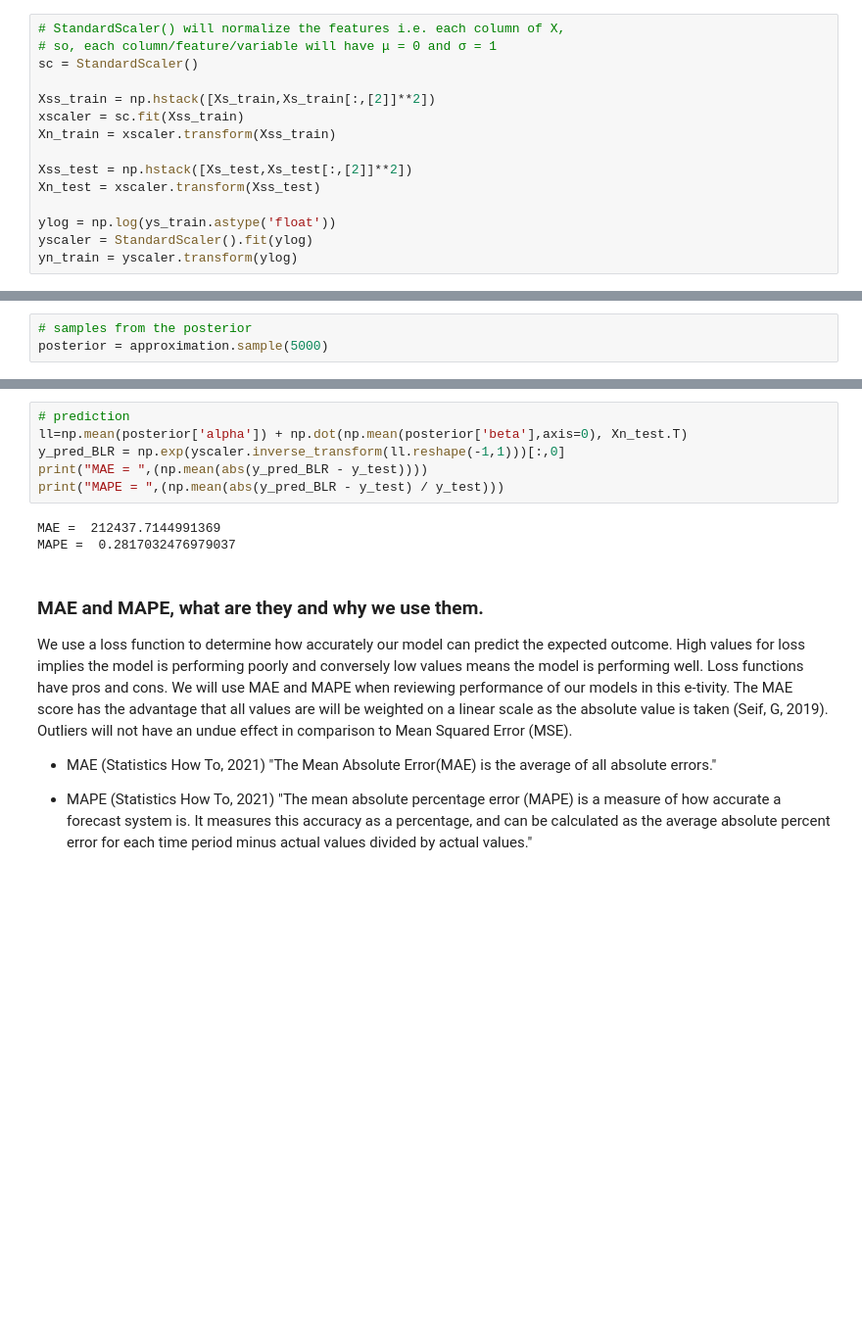
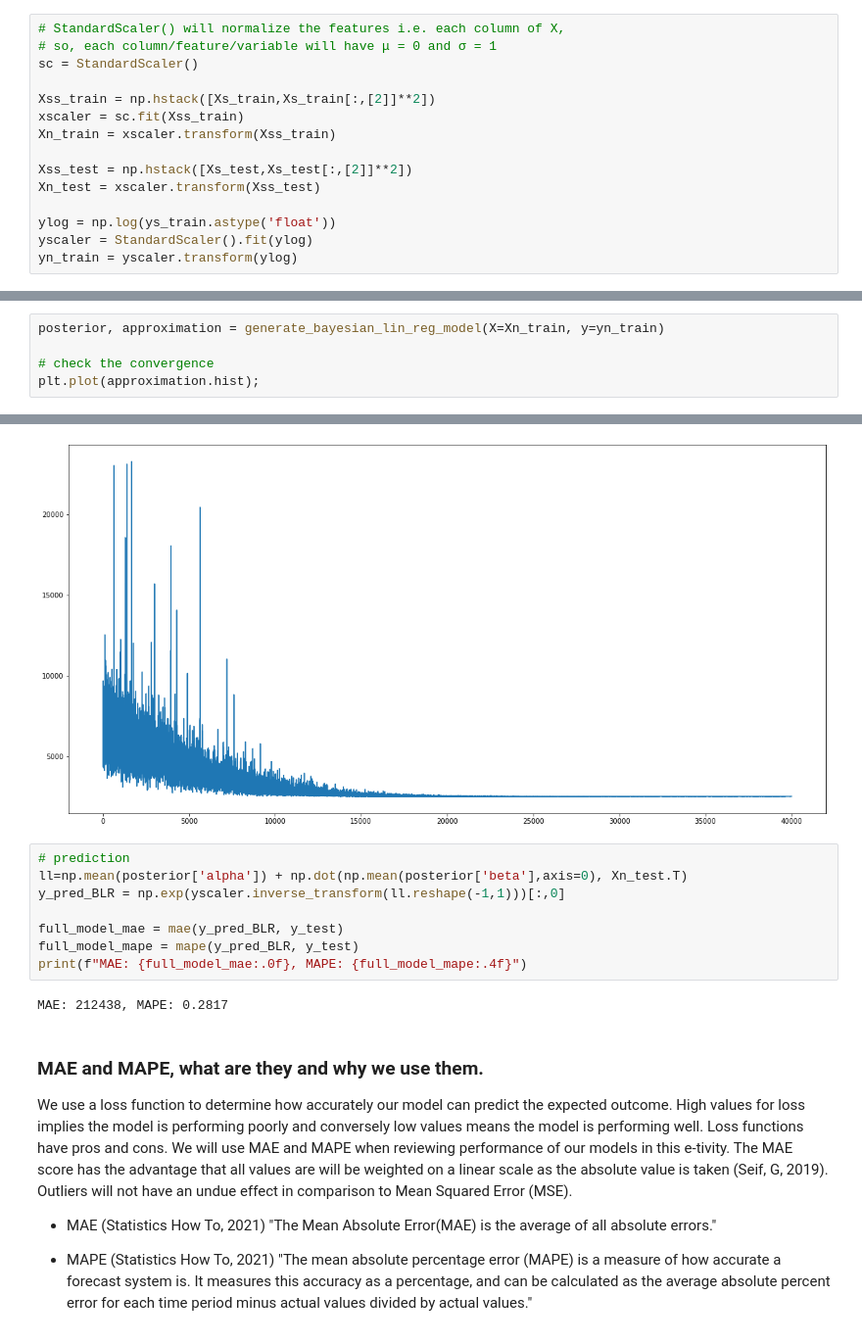
Before and after one commit to zhares999/ET5003_SEM1_2021-2, a Jupyter notebook: Week-3/ET5003_Etivity2_XiaomingZhang_20158327.ipynb, the cells around one changed output, grey strips where cells are left out. Shown at 98% size. Saved outputs shown, nothing was run; the diff lists cells and outputs as text; blank space fills up the shorter version.

Commit message:
moved into mae & mape into functions

```diff
--- a/Week-3/ET5003_Etivity2_XiaomingZhang_20158327.ipynb
+++ b/Week-3/ET5003_Etivity2_XiaomingZhang_20158327.ipynb
@@ -563,3 +638,6 @@ Finished [100%]: Average Loss = 2,538.3
-# %%
-# samples from the posterior
-posterior = approximation.sample(5000)
+# %%
+posterior, approximation = generate_bayesian_lin_reg_model(X=Xn_train, y=yn_train)
+
+# check the convergence
+plt.plot(approximation.hist);
+# %% [output]
@@ -566,12 +646,14 @@ posterior = approximation.sample(5000)
+[figure, added]
 # %%
 # prediction
 ll=np.mean(posterior['alpha']) + np.dot(np.mean(posterior['beta'],axis=0), Xn_test.T)
 y_pred_BLR = np.exp(yscaler.inverse_transform(ll.reshape(-1,1)))[:,0]
-print("MAE = ",(np.mean(abs(y_pred_BLR - y_test))))
-print("MAPE = ",(np.mean(abs(y_pred_BLR - y_test) / y_test)))
+
+full_model_mae = mae(y_pred_BLR, y_test)
+full_model_mape = mape(y_pred_BLR, y_test)
+print(f"MAE: {full_model_mae:.0f}, MAPE: {full_model_mape:.4f}")
 # %% [output]
-MAE =  212437.7144991369
-MAPE =  0.2817032476979037
+MAE: 212438, MAPE: 0.2817
 # %% [markdown]
 ###  MAE and MAPE, what are they and why we use them.
 
```
Also changed, not shown: parts of 34 cells of this notebook.
